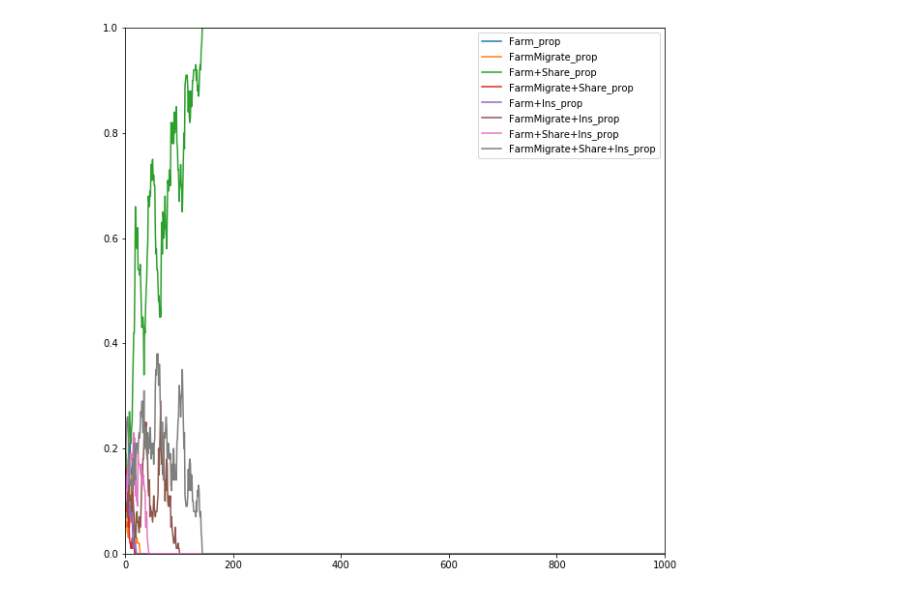
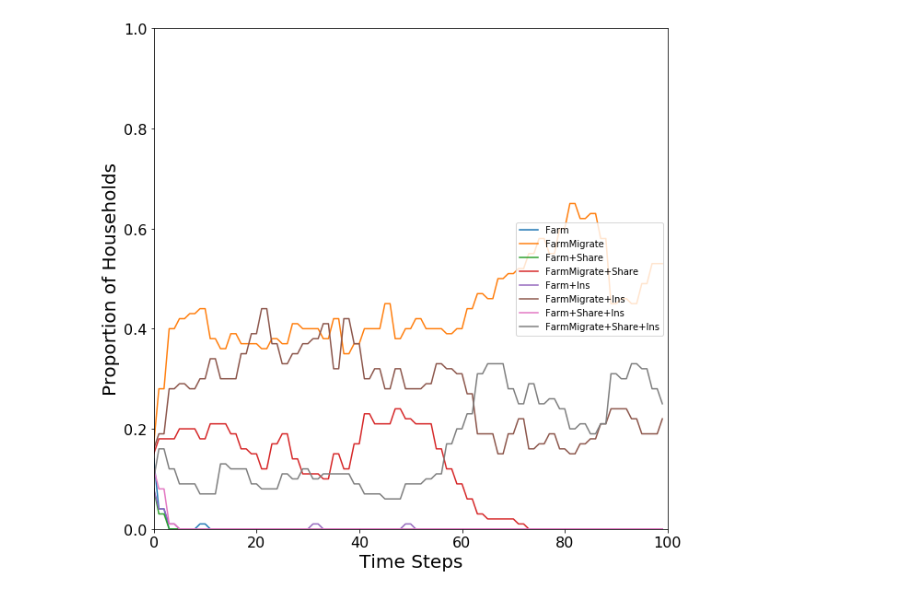
Before and after one commit to nchoquettelevy/FarmerGameTheorySimulation, a Jupyter notebook: RiskTransferSimulations.ipynb, the cells around one changed output. Drawn from its saved outputs; the diff is of its cells as text; code cells hidden in the pictures.

```diff
--- a/RiskTransferSimulations.ipynb
+++ b/RiskTransferSimulations.ipynb
@@ -97,7 +106,10 @@ def income_calc(strategy_names, mu_farm, farm_k, alpha, mu_migrate, beta, freque
             shared_pool += beta * frequency_dist[-1][item] * (farm_income[item] + remittances[item])
             shared_dist += frequency_dist[-1][item]
 
-    household_share = shared_pool / shared_dist
+    if shared_dist == 0:
+        household_share = 0
+    else:
+        household_share = shared_pool / shared_dist
 
     shared_income_received = {'Farm': 0,
                    'FarmMigrate': 0,
@@ -203,13 +290,20 @@ def household_update(strategy_panel, matrix):
 # %%
 #Calculate probability of switching from strategy x to y
 
-def fermi_calc(households, strategies, i, t, utility_matrix, sel_strength):
+def fermi_calc(households, strategies, i, t, function, altruism_matrix, utility_matrix, sel_strength, mutation_rate):
     random_compare = np.random.randint(0,households) #Selects random neighbor with whom to compare
 
     x_strategy = strategies[t-1][i] #Strategy of household i
     y_strategy = strategies[t-1][random_compare] #Strategy of household j
-    utility_x = utility_matrix[x_strategy]
-    utility_y = utility_matrix[y_strategy]
+
+    #Picking utility based on type of utility function
+
+    if function == 'altruistic':
+        utility_x = altruism_matrix[x_strategy]
+        utility_y = altruism_matrix[y_strategy]
+    else:
+        utility_x = utility_matrix[x_strategy]
+        utility_y = utility_matrix[y_strategy]
 
     probability = (1 + math.exp(sel_strength * (utility_x - utility_y))) ** (-1)
 
@@ -220,6 +314,13 @@ def fermi_calc(households, strategies, i, t, utility_matrix, sel_strength):
     else:
         new_strategy = y_strategy
 
+    mutation_draw = np.random.random()
+
+    if mutation_draw < mutation_rate:
+        strategy_names = list(utility_matrix.keys())
+        strategy_index = np.random.randint(0, int(len(strategy_names)))
+        new_strategy = strategy_names[strategy_index]
+
     return new_strategy
 # %%
 #Count number of households playing a given strategy in time t
@@ -277,29 +416,36 @@ frequency_dist.append(strategy_dist(strategies[t], strategy_names, households))
 # %%
 #Plot of strategy distribution over time
 
 #Create arrays for proportion of households in any strategy over time
 
 local_variables = {}
 
+for item in strategy_names:
+    var_name = str(item)
+    local_variables[var_name] = np.zeros(time)
 
-for item in strategy_names:
-    var_name = str(item) + '_prop'
-    local_variables[var_name] = np.zeros(time)
 
 for t in range(time):
     for var_name, item in zip(local_variables.keys(), strategy_names):
-        local_variables[var_name][t] = frequency_dist[t][item]
+        local_variables[var_name][t] = sim_frequency_dist[0][t][item]
 
 f, ax1 = plt.subplots(figsize=[10,10])
 x = np.arange(time)
 for key, value in local_variables.items():
     ax1.plot(x, value, label=key)
 
 #ax1.plot(x, local_variables['FarmMigrate+Ins_prop'], linestyle='--')
 #print(local_variables['FarmMigrate+Ins_prop'])
-plt.legend()
+plt.legend(loc = 'center right')
 ax1.set_ylim([0,1])
-ax1.set_xlim([0, 1000])
+ax1.set_xlim([0, time])
+ax1.set_xlabel('Time Steps', size=20)
+ax1.set_ylabel('Proportion of Households', size=20)
+
+plt.xticks(fontsize=16)
+plt.yticks(fontsize=16)
 plt.show()
+
+#plt.savefig('ExampleAltruism_alpha1.eps', bbox_inches='tight')
 # %% [output]
-[figure, old version]
+[figure, new version]
```
Also changed, not shown: parts of 12 cells of this notebook.
